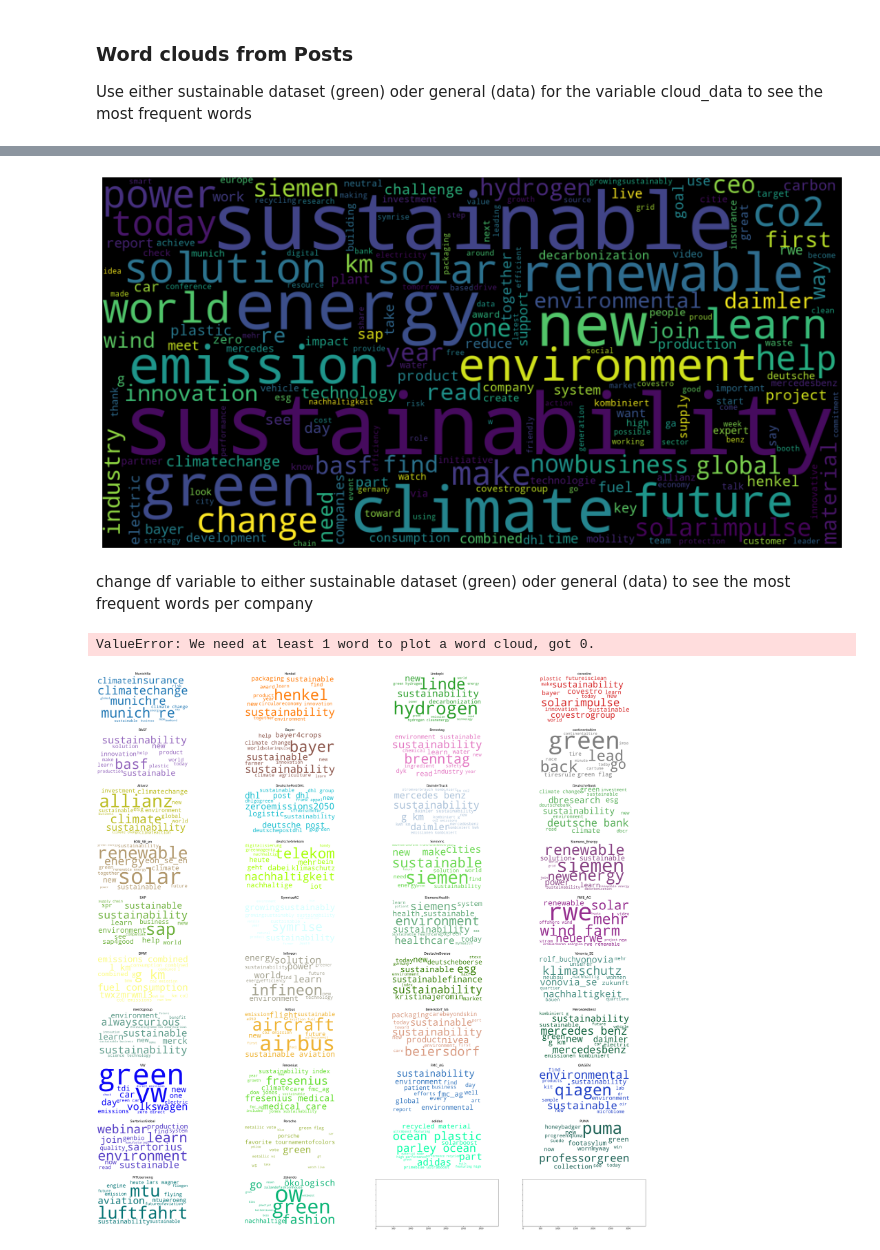
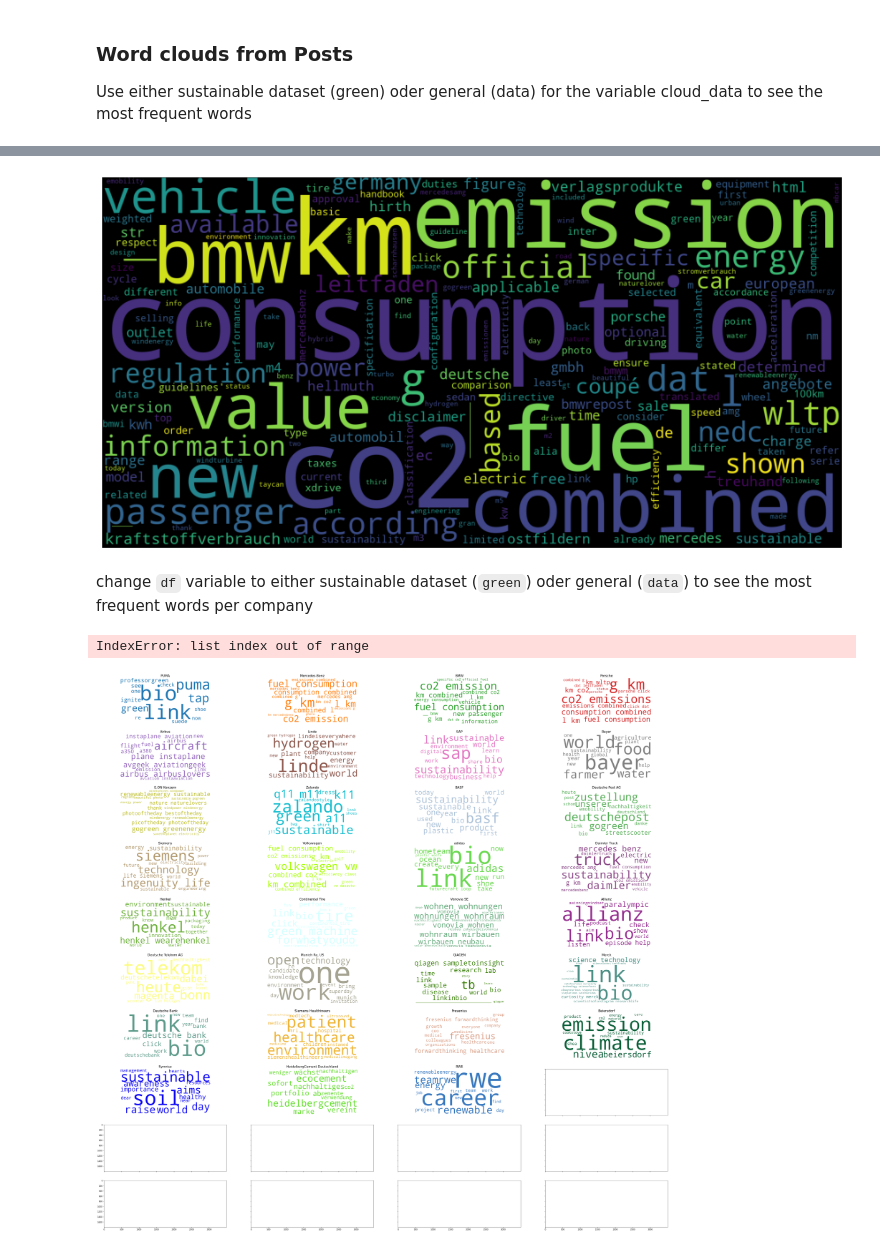
Before and after one commit to thea-kramer/greenwashing-detection, a Jupyter notebook: 8_WordDistributions.ipynb, the cells around one changed output, grey strips where cells are left out. Cells and saved outputs as stored; diff of their text form; code cells hidden in the pictures.

Commit message:
update word clouds

```diff
--- a/8_WordDistributions.ipynb
+++ b/8_WordDistributions.ipynb
@@ -12,7 +12,7 @@ from nltk.corpus import stopwords
 # %% [markdown]
 Change the folder either to `instagram_data/` or to `twitter_data/`
 # %%
-folder  = 'twitter_data/' #twitter_data/ or instagram_data/
+folder  = 'instagram_data/' #twitter_data/ or instagram_data/
 # %%
 data = pd.read_csv(folder +'posts_processed.csv')
 green = pd.read_csv(folder +'green_posts_processed.csv')
@@ -46,9 +46,9 @@ df
 # %%
-import nltk
-nltk.download('stopwords')
+#import nltk
+#nltk.download('stopwords')
 
 cloud_data = df
-cloud_column = 'post_text' #change to 'post_text' or for twitter also possible: 'hashtag_wordcloud' or 'user_mentions_wordcloud'
+cloud_column = 'post_text' #options 'post_text' or for twitter also possible: 'hashtag_wordcloud' or 'user_mentions_wordcloud'
 
 cloud_data[cloud_column] = cloud_data[cloud_column].astype(str)
 cloud_data[cloud_column] = [entry.lower() for entry in cloud_data[cloud_column]]
@@ -67,8 +64,7 @@ plt.show()
-[figure, old version]
+[figure, new version]
 # %% [markdown]
-change df variable to either sustainable dataset (green) oder general (data) to see the most frequent words per company
+change `df` variable to either sustainable dataset (`green`) oder general (`data`) to see the most frequent words per company
 # %%
-# 1. Wordcloud of Top N words in each topic
 from matplotlib import pyplot as plt
 from wordcloud import WordCloud, STOPWORDS
 from nltk.corpus import stopwords
@@ -123,5 +119,5 @@ plt.show()
                           frameon=None,
                           metadata=None)'''
 # %% [output]
-ValueError: We need at least 1 word to plot a word cloud, got 0.
+IndexError: list index out of range
-[figure, old version]
+[figure, new version]
```
Also changed, not shown: parts of 2 cells of this notebook, 4 other files.
